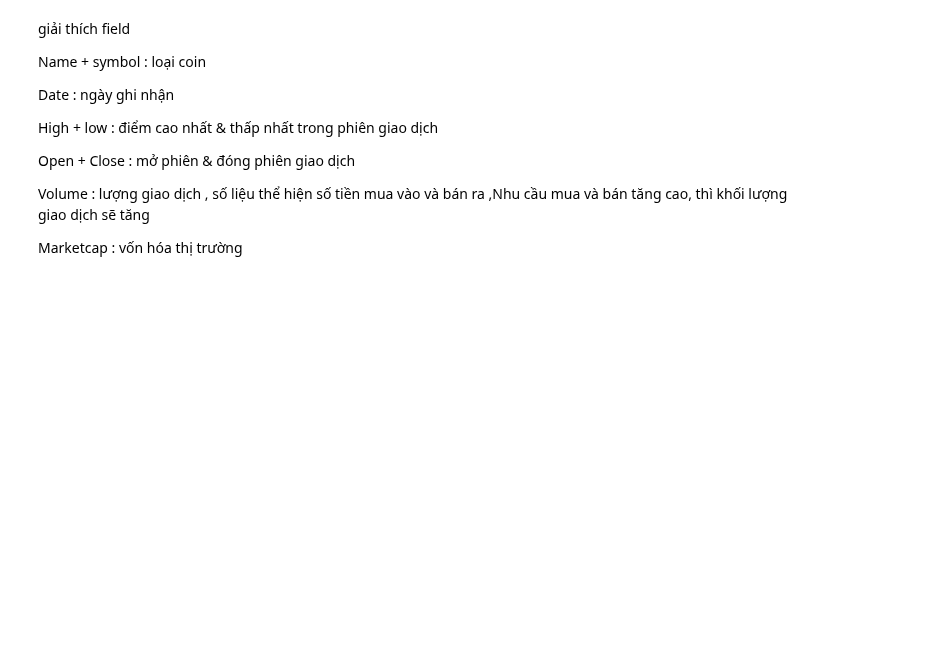
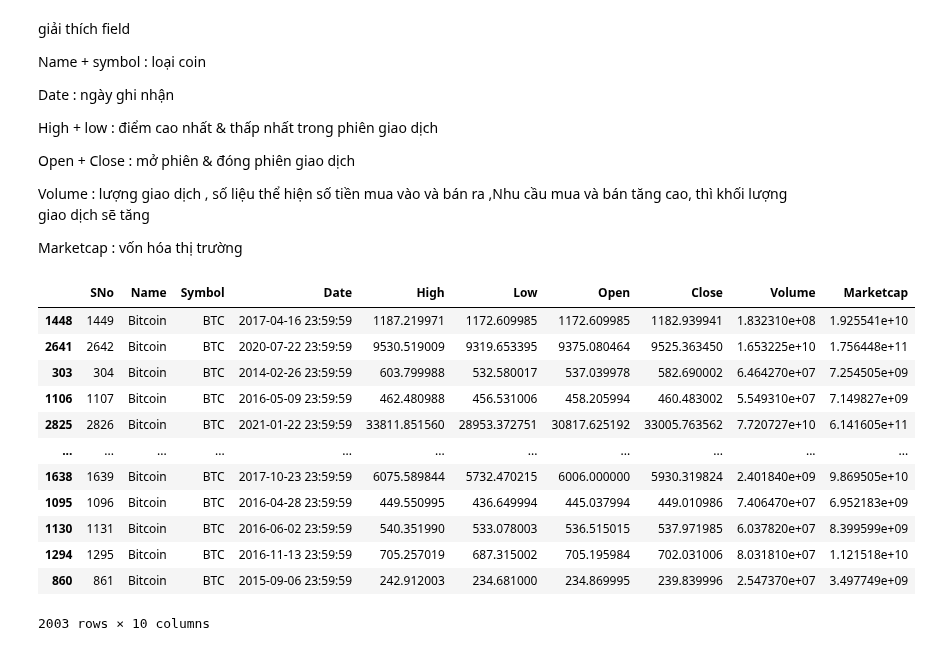
Before and after one commit to HiAmNear/Data-Analys-Python-Cryptocurrency-Historical-Prices, a Jupyter notebook: Application/DatasetReading.ipynb, the cells around one changed output. Drawn from its saved outputs; the diff is of its cells as text; code cells hidden in the pictures; blank space fills up the shorter version.

```diff
--- a/Application/DatasetReading.ipynb
+++ b/Application/DatasetReading.ipynb
@@ -98,0 +100,18 @@ Marketcap : vốn hóa thị trường
+# %%
+Bitcoin_train, Bitcoin_test = train_test_split(Dataread().Bitcoin, test_size=0.33, random_state=42)
+# %%
+Bitcoin_train
+# %% [output]
+|  | SNo | Name | Symbol | Date | High | Low | Open | Close | Volume | Marketcap |
+| 1448 | 1449 | Bitcoin | BTC | 2017-04-16 23:59:59 | 1187.219971 | 1172.609985 | 1172.609985 | 1182.939941 | 1.832310e+08 | 1.925541e+10 |
+| 2641 | 2642 | Bitcoin | BTC | 2020-07-22 23:59:59 | 9530.519009 | 9319.653395 | 9375.080464 | 9525.363450 | 1.653225e+10 | 1.756448e+11 |
+| 303 | 304 | Bitcoin | BTC | 2014-02-26 23:59:59 | 603.799988 | 532.580017 | 537.039978 | 582.690002 | 6.464270e+07 | 7.254505e+09 |
+| 1106 | 1107 | Bitcoin | BTC | 2016-05-09 23:59:59 | 462.480988 | 456.531006 | 458.205994 | 460.483002 | 5.549310e+07 | 7.149827e+09 |
+| 2825 | 2826 | Bitcoin | BTC | 2021-01-22 23:59:59 | 33811.851560 | 28953.372751 | 30817.625192 | 33005.763562 | 7.720727e+10 | 6.141605e+11 |
+| ... | ... | ... | ... | ... | ... | ... | ... | ... | ... | ... |
+| 1638 | 1639 | Bitcoin | BTC | 2017-10-23 23:59:59 | 6075.589844 | 5732.470215 | 6006.000000 | 5930.319824 | 2.401840e+09 | 9.869505e+10 |
+| 1095 | 1096 | Bitcoin | BTC | 2016-04-28 23:59:59 | 449.550995 | 436.649994 | 445.037994 | 449.010986 | 7.406470e+07 | 6.952183e+09 |
+| 1130 | 1131 | Bitcoin | BTC | 2016-06-02 23:59:59 | 540.351990 | 533.078003 | 536.515015 | 537.971985 | 6.037820e+07 | 8.399599e+09 |
+| 1294 | 1295 | Bitcoin | BTC | 2016-11-13 23:59:59 | 705.257019 | 687.315002 | 705.195984 | 702.031006 | 8.031810e+07 | 1.121518e+10 |
+| 860 | 861 | Bitcoin | BTC | 2015-09-06 23:59:59 | 242.912003 | 234.681000 | 234.869995 | 239.839996 | 2.547370e+07 | 3.497749e+09 |
+2003 rows × 10 columns
```
Also changed, not shown: parts of 3 cells of this notebook, 2 other files.
